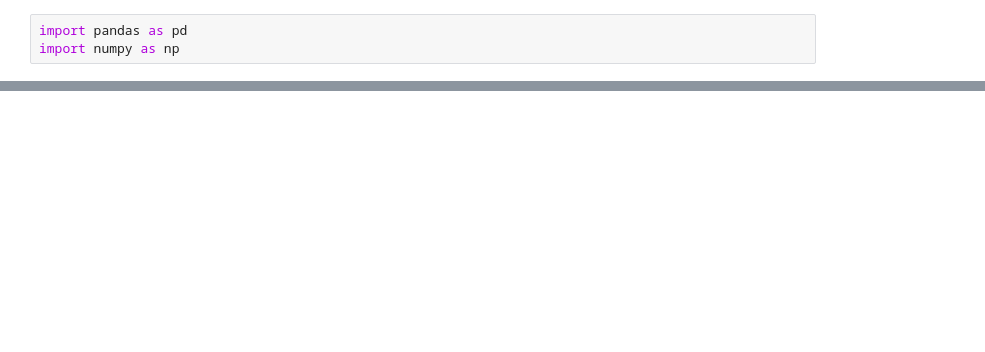
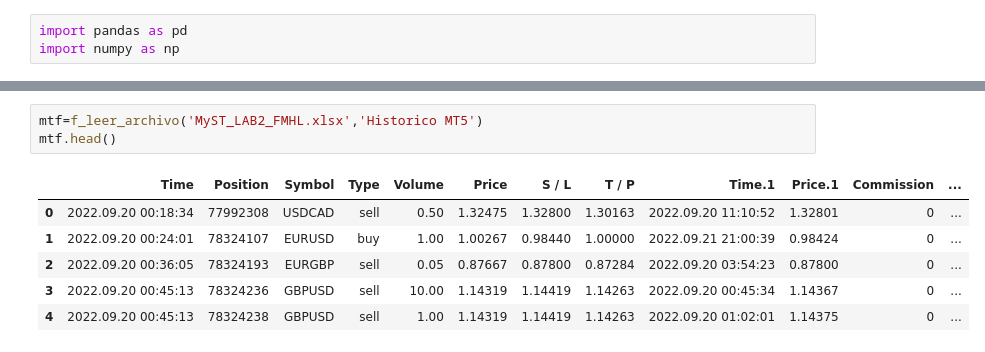
Before and after one commit to Aranzazu-R/MyST_LAB_3_E1, a Jupyter notebook: Estadistica_descriptiva.ipynb, the cells around one changed output, grey strips where cells are left out. Drawn from its saved outputs; the diff is of its cells as text; blank space fills up the shorter version.

```diff
--- a/Estadistica_descriptiva.ipynb
+++ b/Estadistica_descriptiva.ipynb
@@ -26,0 +9,10 @@ mtf
+# %%
+mtf=f_leer_archivo('MyST_LAB2_FMHL.xlsx','Historico MT5')
+mtf.head()
+# %% [output]
+|  | Time | Position | Symbol | Type | Volume | Price | S / L | T / P | Time.1 | Price.1 | Commission | ... |
+| 0 | 2022.09.20 00:18:34 | 77992308 | USDCAD | sell | 0.50 | 1.32475 | 1.32800 | 1.30163 | 2022.09.20 11:10:52 | 1.32801 | 0 | ... |
+| 1 | 2022.09.20 00:24:01 | 78324107 | EURUSD | buy | 1.00 | 1.00267 | 0.98440 | 1.00000 | 2022.09.21 21:00:39 | 0.98424 | 0 | ... |
+| 2 | 2022.09.20 00:36:05 | 78324193 | EURGBP | sell | 0.05 | 0.87667 | 0.87800 | 0.87284 | 2022.09.20 03:54:23 | 0.87800 | 0 | ... |
+| 3 | 2022.09.20 00:45:13 | 78324236 | GBPUSD | sell | 10.00 | 1.14319 | 1.14419 | 1.14263 | 2022.09.20 00:45:34 | 1.14367 | 0 | ... |
+| 4 | 2022.09.20 00:45:13 | 78324238 | GBPUSD | sell | 1.00 | 1.14319 | 1.14419 | 1.14263 | 2022.09.20 01:02:01 | 1.14375 | 0 | ... |
```
Also changed, not shown: parts of 33 cells of this notebook.
